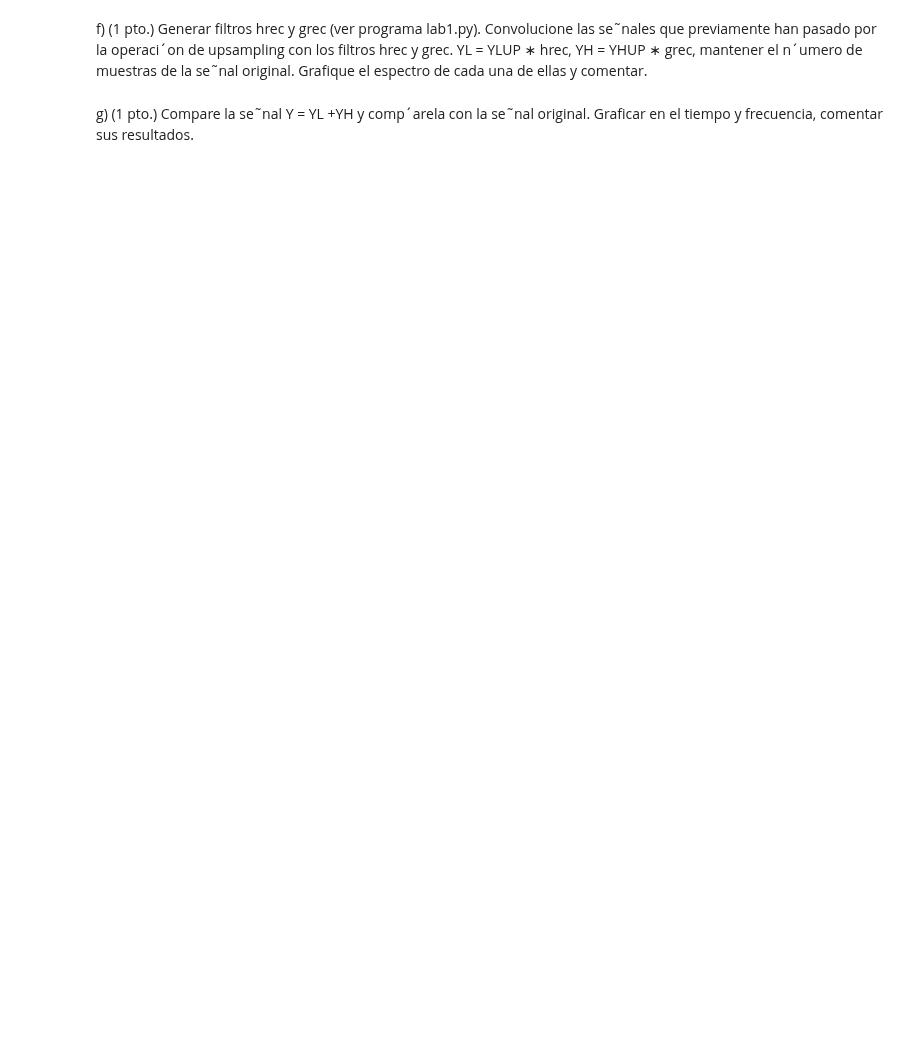
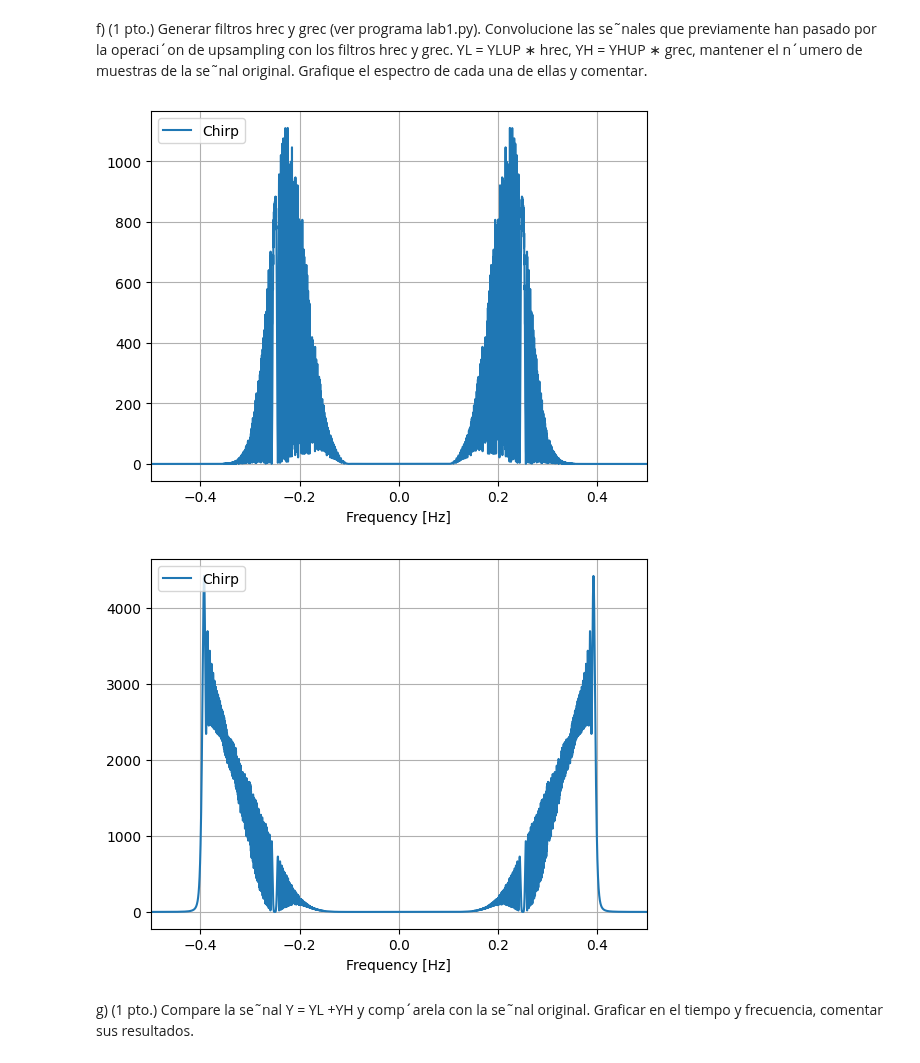
Before and after one commit to ExampleToFollow/PracticasPDS, a Jupyter notebook: Lab1/informePrevio.ipynb, the cells around one changed output. Saved outputs shown, nothing was run; the diff lists cells and outputs as text; code cells hidden in the pictures; blank space fills up the shorter version.

```diff
--- a/Lab1/informePrevio.ipynb
+++ b/Lab1/informePrevio.ipynb
@@ -246,6 +278,38 @@ las se˜nales que previamente han pasado por la operaci´on de upsampling
 con los filtros hrec y grec. YL = YLUP ∗ hrec, YH = YHUP ∗ grec, mantener el
 n´umero de muestras de la se˜nal original. Grafique el espectro de cada una
 de ellas y comentar.
+# %%
+YL = np.convolve(YULP, h_rec)
+YH = np.convolve(YHUP,g_rec)
+
+#Espectro YL
+Ns = len(YL)
+espectro_YL =  np.fft.fftshift(np.fft.fft(YL))
+freq = ((np.arange(Ns) - Ns/2) * fs/ Ns)/(fs) #Graficamos normalizando
+
+plt.figure(1)
+plt.plot(freq,np.abs(espectro_YL)**2,label='Chirp')
+plt.xlim([-1/2,1/2])
+plt.grid('on')
+plt.xlabel('Frequency [Hz]')
+plt.legend(loc='upper left')
+plt.show()
+
+#Espectro YH
+Ns=  len(YH)
+espectro_YH =  np.fft.fftshift(np.fft.fft(YH))
+freq = ((np.arange(Ns) - Ns/2) * fs/ Ns)/(fs) #Graficamos normalizando
+
+plt.figure(1)
+plt.plot(freq,np.abs(espectro_YH)**2,label='Chirp')
+plt.xlim([-1/2,1/2])
+plt.grid('on')
+plt.xlabel('Frequency [Hz]')
+plt.legend(loc='upper left')
+plt.show()
+# %% [output]
+[figure, added]
+[figure, added]
 # %% [markdown]
 g) (1 pto.) Compare la se˜nal Y = YL +YH y comp´arela con la se˜nal original.
 Graficar en el tiempo y frecuencia, comentar sus resultados.
```
Also changed, not shown: parts of 7 cells of this notebook.
